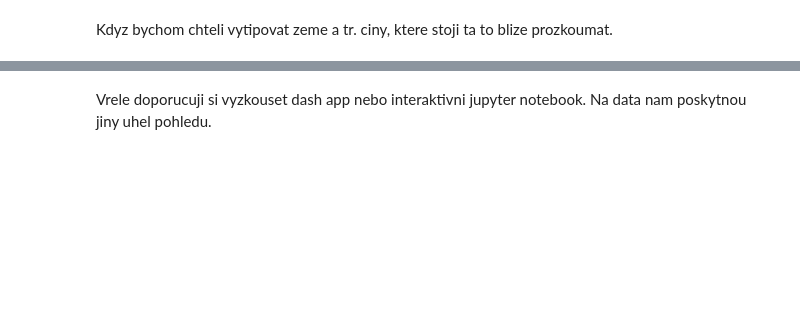
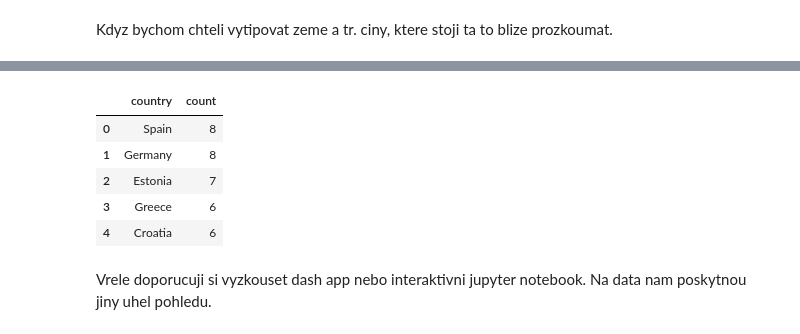
Before and after one commit to klbek/Analysis-of-Crime-in-the-EU, a Jupyter notebook: notebooks/summarized_crime_info.ipynb, the cells around one changed output, grey strips where cells are left out. Saved outputs shown, nothing was run; the diff lists cells and outputs as text; code cells hidden in the pictures; blank space fills up the shorter version.

```diff
--- a/notebooks/summarized_crime_info.ipynb
+++ b/notebooks/summarized_crime_info.ipynb
@@ -305,2 +263,13 @@ suspicious_df[suspicious_df['country'] == 'Germany']
+# %%
+# zeme, na ktere se zamerit - neobsahuje podkategorie
+suspicious_df_no_subcategory = suspicious_df[(suspicious_df['count_outliers'] > 0) & (~suspicious_df['crime'].isin(['Rape', 'Sexual assault', 'Child pornography', 'Burglary of private residential premises', 'Theft of a motorized vehicle or parts thereof', 'Bribery'])) ]
+suspicious_df_no_subcategory['country'].value_counts().reset_index().head()
+# %% [output]
+|  | country | count |
+| 0 | Spain | 8 |
+| 1 | Germany | 8 |
+| 2 | Estonia | 7 |
+| 3 | Greece | 6 |
+| 4 | Croatia | 6 |
 # %% [markdown]
 Vrele doporucuji si vyzkouset dash app nebo interaktivni jupyter notebook. Na data nam poskytnou jiny uhel pohledu.
```
Also changed, not shown: parts of 13 cells of this notebook.
